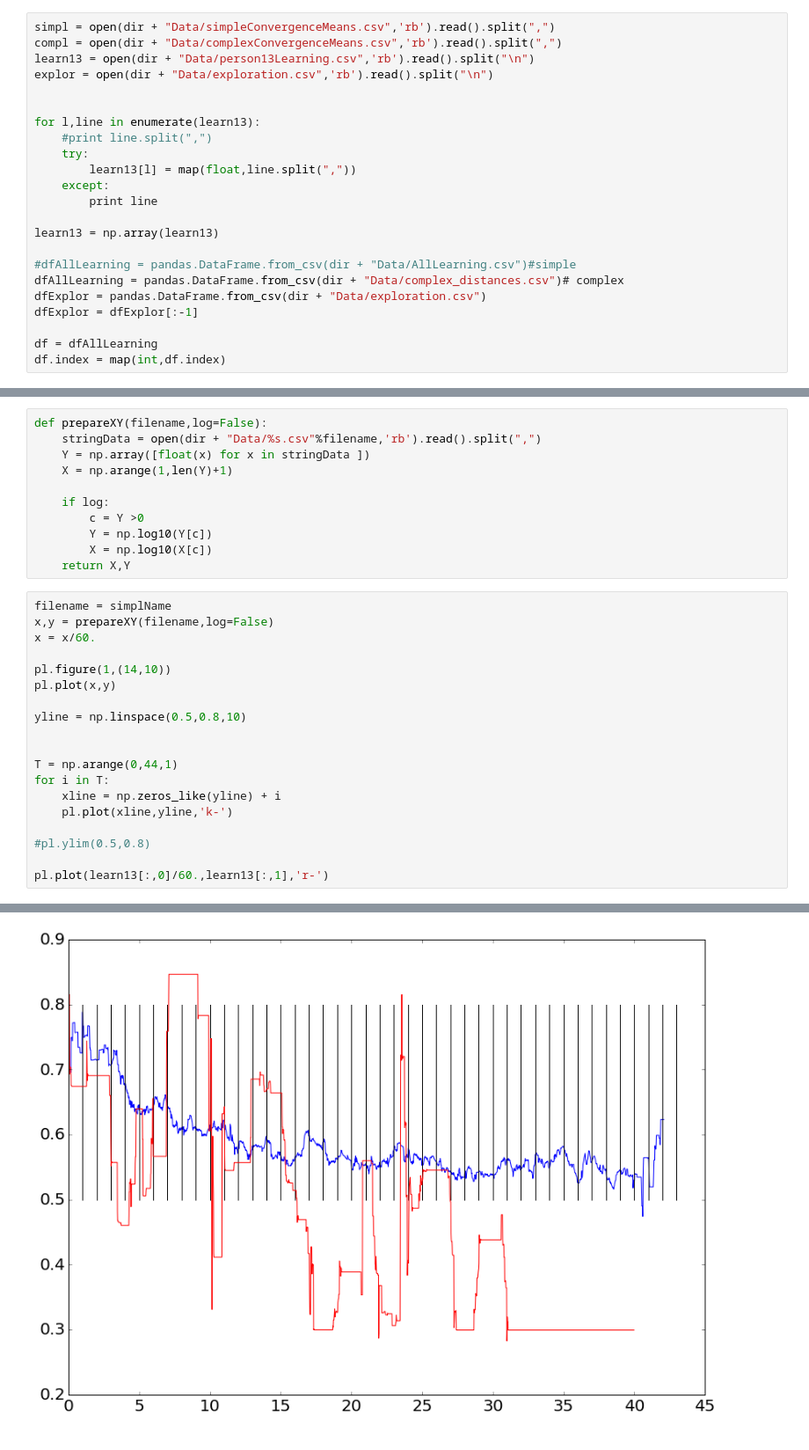
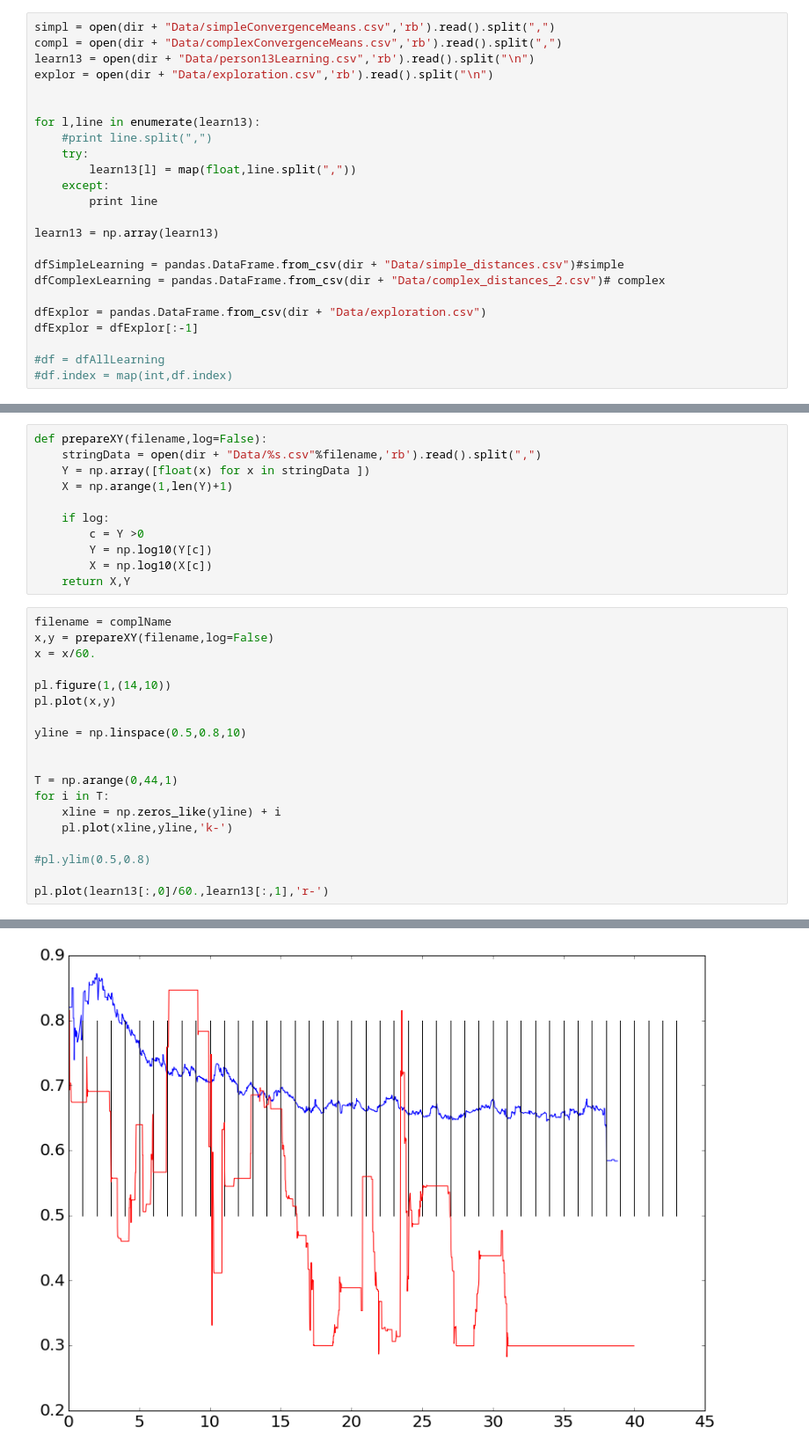
Before and after one commit to wazaahhh/bayesLearn, a Jupyter notebook: scripts/bayesLearn.ipynb, the cells around one changed output, grey strips where cells are left out. Shown: that part at 88% size. Cells and saved outputs as stored; diff of their text form.

```diff
--- a/scripts/bayesLearn.ipynb
+++ b/scripts/bayesLearn.ipynb
@@ -107,10 +107,11 @@ for l,line in enumerate(learn13):
 
 learn13 = np.array(learn13)
 
-#dfAllLearning = pandas.DataFrame.from_csv(dir + "Data/AllLearning.csv")#simple
-dfAllLearning = pandas.DataFrame.from_csv(dir + "Data/complex_distances.csv")# complex
+dfSimpleLearning = pandas.DataFrame.from_csv(dir + "Data/simple_distances.csv")#simple
+dfComplexLearning = pandas.DataFrame.from_csv(dir + "Data/complex_distances_2.csv")# complex
+
 dfExplor = pandas.DataFrame.from_csv(dir + "Data/exploration.csv")
 dfExplor = dfExplor[:-1]
 
-df = dfAllLearning
-df.index = map(int,df.index)
+#df = dfAllLearning
+#df.index = map(int,df.index)
@@ -375,24 +378,24 @@ def prepareXY(filename,log=False):
         X = np.log10(X[c])
     return X,Y
 # %%
-filename = simplName
+filename = complName
 x,y = prepareXY(filename,log=False)
 x = x/60.
 
 pl.figure(1,(14,10))
 pl.plot(x,y)
 
 yline = np.linspace(0.5,0.8,10)
 
 
 T = np.arange(0,44,1)
 for i in T:
     xline = np.zeros_like(yline) + i
     pl.plot(xline,yline,'k-')
 
 #pl.ylim(0.5,0.8)
 
 pl.plot(learn13[:,0]/60.,learn13[:,1],'r-')
 # %% [output]
 [<matplotlib.lines.Line2D at 0x...>]
-[figure, old version]
+[figure, new version]
```
Also changed, not shown: parts of 14 cells of this notebook, 22 other files.
